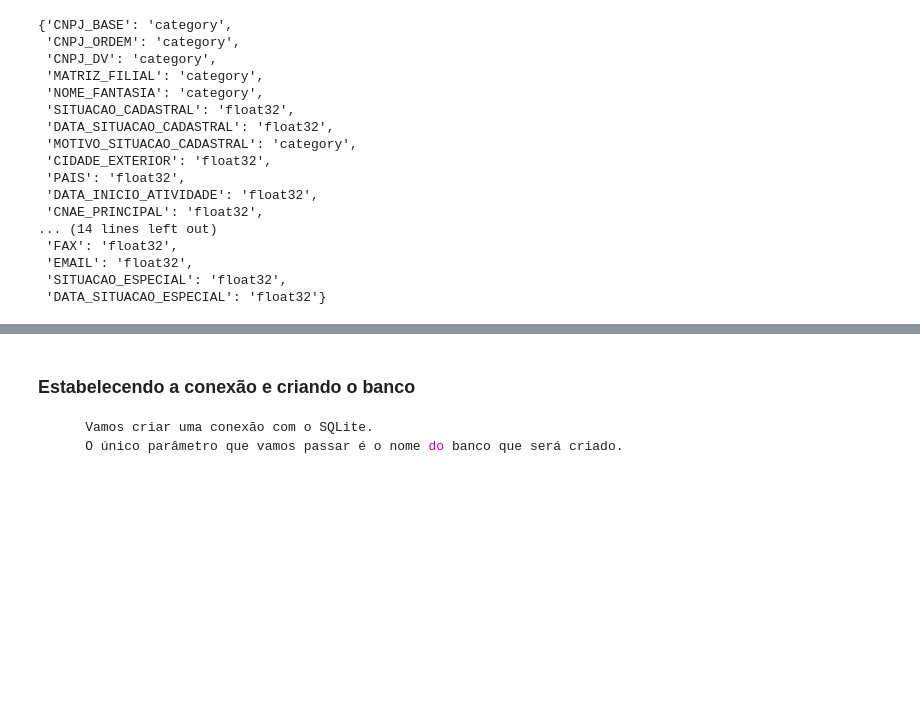
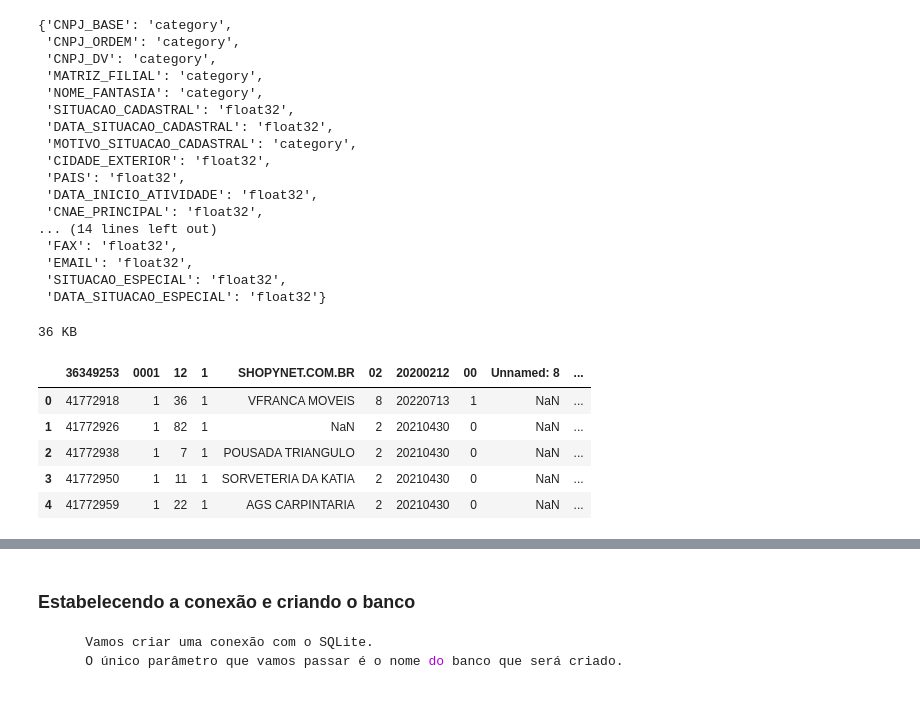
Before and after one commit to gustavolopesmartins/Manipulacao_Arquivos_Python, a Jupyter notebook: NOTEBOOK_TESTES.ipynb, the cells around one changed output, grey strips where cells are left out. Saved outputs shown, nothing was run; the diff lists cells and outputs as text; code cells hidden in the pictures; blank space fills up the shorter version.

```diff
--- a/NOTEBOOK_TESTES.ipynb
+++ b/NOTEBOOK_TESTES.ipynb
@@ -190,7 +167,17 @@ dict_types
 # %%
 chunks = []
 for chunk in pd.read_csv(r'C:\Users\ABRASEL NACIONAL\Documents\CNPJ_PROGRAMATICA\ESTABELECIMENTOSCSV\K3241.K03200Y2.D21119.csv', encoding='ISO-8859-1', sep=';',
-                         low_memory=False, decimal=',', dtype=dict_types, chunksize=1000):
+                         low_memory=False,nrows=50, decimal=',', dtype=dict_types, chunksize=1000):
     chunks.append(chunk)
-dados = pd.concat(chunks)
-dados.head()
+data = pd.concat(chunks)
+
+print(str(round(data.memory_usage(deep=True).sum() / 1024)) + ' KB')
+data.head()
+# %% [output]
+36 KB
+|  | 36349253 | 0001 | 12 | 1 | SHOPYNET.COM.BR | 02 | 20200212 | 00 | Unnamed: 8 | ... |
+| 0 | 41772918 | 1 | 36 | 1 | VFRANCA MOVEIS | 8 | 20220713 | 1 | NaN | ... |
+| 1 | 41772926 | 1 | 82 | 1 | NaN | 2 | 20210430 | 0 | NaN | ... |
+| 2 | 41772938 | 1 | 7 | 1 | POUSADA TRIANGULO | 2 | 20210430 | 0 | NaN | ... |
+| 3 | 41772950 | 1 | 11 | 1 | SORVETERIA DA KATIA | 2 | 20210430 | 0 | NaN | ... |
+| 4 | 41772959 | 1 | 22 | 1 | AGS CARPINTARIA | 2 | 20210430 | 0 | NaN | ... |
```
Also changed, not shown: parts of 5 cells of this notebook, 1 other file.
